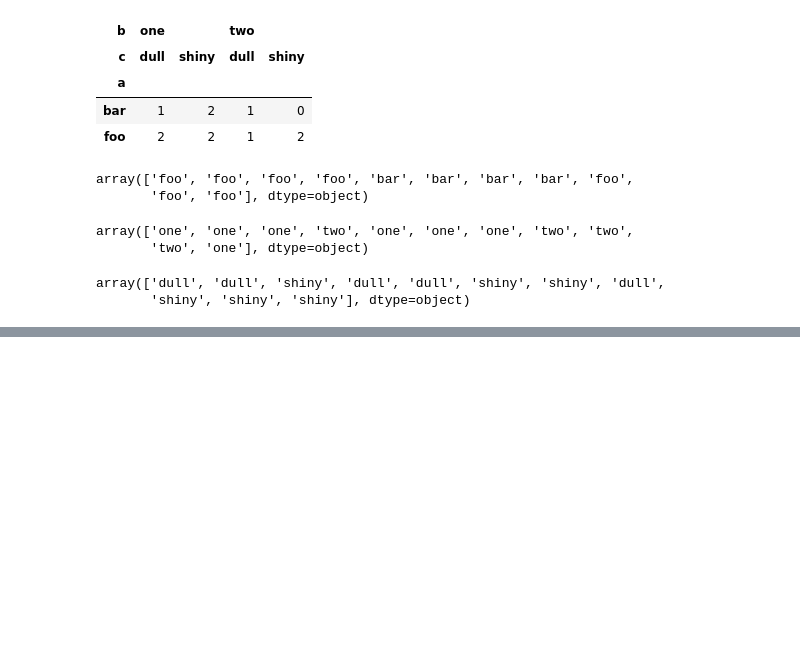
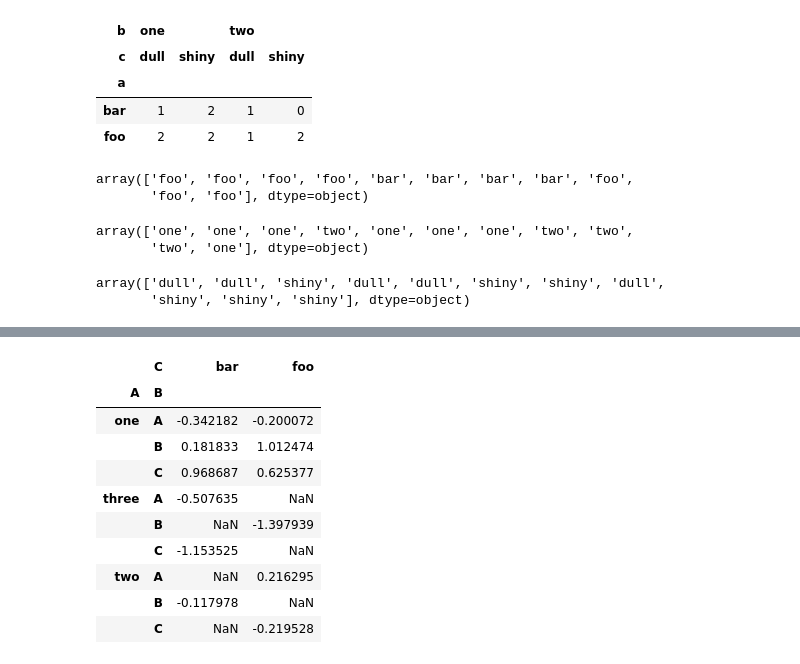
Before and after one commit to Aayush-Joshi-01/Python, a Jupyter notebook: Week-10/11 July/Prods/Self/Pandas.ipynb, the cells around one changed output, grey strips where cells are left out. Drawn from its saved outputs; the diff is of its cells as text; code cells hidden in the pictures; blank space fills up the shorter version.

```diff
--- a/Week-10/11 July/Prods/Self/Pandas.ipynb
+++ b/Week-10/11 July/Prods/Self/Pandas.ipynb
@@ -177,0 +212,14 @@ array(['dull', 'dull', 'shiny', 'dull', 'dull', 'shiny', 'shiny', 'dull',
+# %%
+pd.pivot_table(df, values="D", index=["A", "B"], columns=["C"])
+# %% [output]
+|  | C | bar | foo |
+| A | B |  |  |
+| one | A | -0.342182 | -0.200072 |
+|  | B | 0.181833 | 1.012474 |
+|  | C | 0.968687 | 0.625377 |
+| three | A | -0.507635 | NaN |
+|  | B | NaN | -1.397939 |
+|  | C | -1.153525 | NaN |
+| two | A | NaN | 0.216295 |
+|  | B | -0.117978 | NaN |
+|  | C | NaN | -0.219528 |
```
Also changed, not shown: parts of 2 cells of this notebook, 6 other files.
